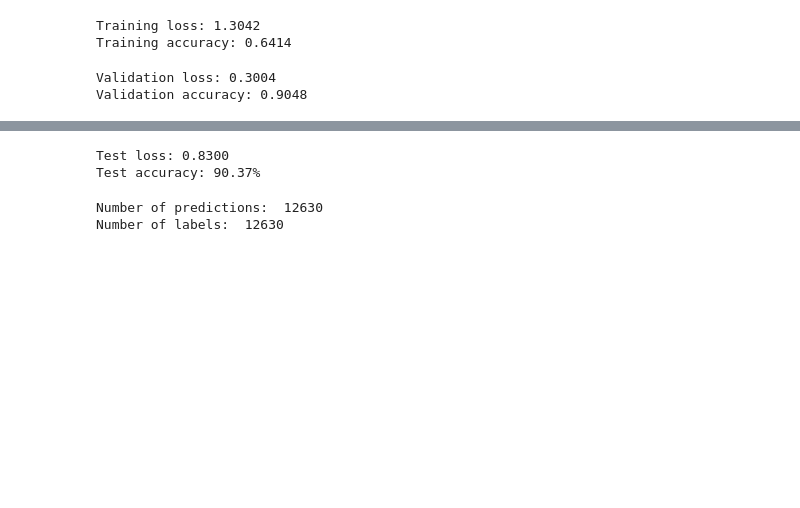
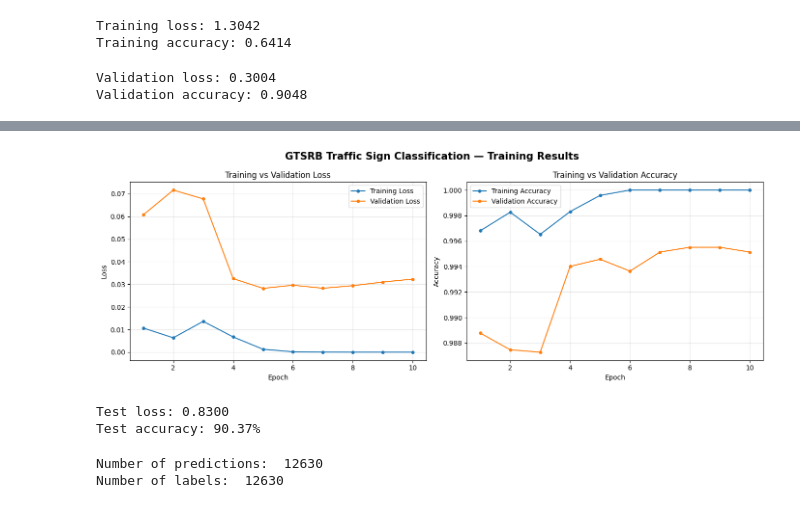
Before and after one commit to RabinPhuyal/Traffic-Sign-Classification-With-Pytorch, a Jupyter notebook: Traffic_Sign_Classification_With_PyTorch.ipynb, the cells around one changed output, grey strips where cells are left out. Saved outputs shown, nothing was run; the diff lists cells and outputs as text; code cells hidden in the pictures; blank space fills up the shorter version.

Commit message:
Plotted Accuracy and Loss for Training

```diff
--- a/Traffic_Sign_Classification_With_PyTorch.ipynb
+++ b/Traffic_Sign_Classification_With_PyTorch.ipynb
@@ -644,6 +644,10 @@ Validation accuracy: 0.9048
 # %%
 # Training for multiple epochs
 NUM_EPOCHS = 10
+train_losses = []
+train_accuracies = []
+val_losses = []
+val_accuracies = []
 
 for epoch in range(NUM_EPOCHS):
 
@@ -662,6 +666,12 @@ for epoch in range(NUM_EPOCHS):
       device=device
   )
 
+  train_losses.append(train_loss)
+  train_accuracies.append(train_acc)
+
+  val_losses.append(val_loss)
+  val_accuracies.append(val_acc)
+
   print(f"Epoch: {epoch+1}/{NUM_EPOCHS}")
   print(f"Train loss: {train_loss:.4f} | Train acc: {train_acc*100:.2f}%")
   print(f"Validation loss: {val_loss:.4f} | Validation acc: {val_acc*100:.2f}%")
@@ -686,3 +696,66 @@ Validation loss: 0.0841 | Validation acc: 98.30%
+# %%
+
+import matplotlib.pyplot as plt
+import numpy as np
+
+# Use the lists containing your actual epoch results
+epochs = range(1, len(train_losses) + 1)
+
+fig, axes = plt.subplots(1, 2, figsize=(14, 5))
+
+# 1. Training and validation loss
+axes[0].plot(
+    epochs, train_losses,
+    marker="o", markersize=4,
+    label="Training Loss"
+)
+axes[0].plot(
+    epochs, val_losses,
+    marker="o", markersize=4,
+    label="Validation Loss"
+)
+axes[0].set_title("Training vs Validation Loss")
+axes[0].set_xlabel("Epoch")
+axes[0].set_ylabel("Loss")
+axes[0].legend()
+axes[0].grid(True, alpha=0.3)
+
+# 2. Training and validation accuracy
+axes[1].plot(
+    epochs, train_accuracies,
+    marker="o", markersize=4,
+    label="Training Accuracy"
+)
+axes[1].plot(
+    epochs, val_accuracies,
+    marker="o", markersize=4,
+    label="Validation Accuracy"
+)
+axes[1].set_title("Training vs Validation Accuracy")
+axes[1].set_xlabel("Epoch")
+axes[1].set_ylabel("Accuracy")
+axes[1].legend()
+axes[1].grid(True, alpha=0.3)
+
+fig.suptitle(
+    "GTSRB Traffic Sign Classification — Training Results",
+    fontsize=15,
+    fontweight="bold"
+)
+
+plt.tight_layout()
+
+# Save a high-resolution image for LinkedIn
+plt.savefig(
+    "gtsrb_training_results.png",
+    dpi=300,
+    bbox_inches="tight",
+    facecolor="white"
+)
+
+plt.show()
+# %% [output]
+[figure, added]
 # %%
 #Saving the best performing model
 best_val_loss = float("inf")
```
Also changed, not shown: parts of 2 cells of this notebook.
